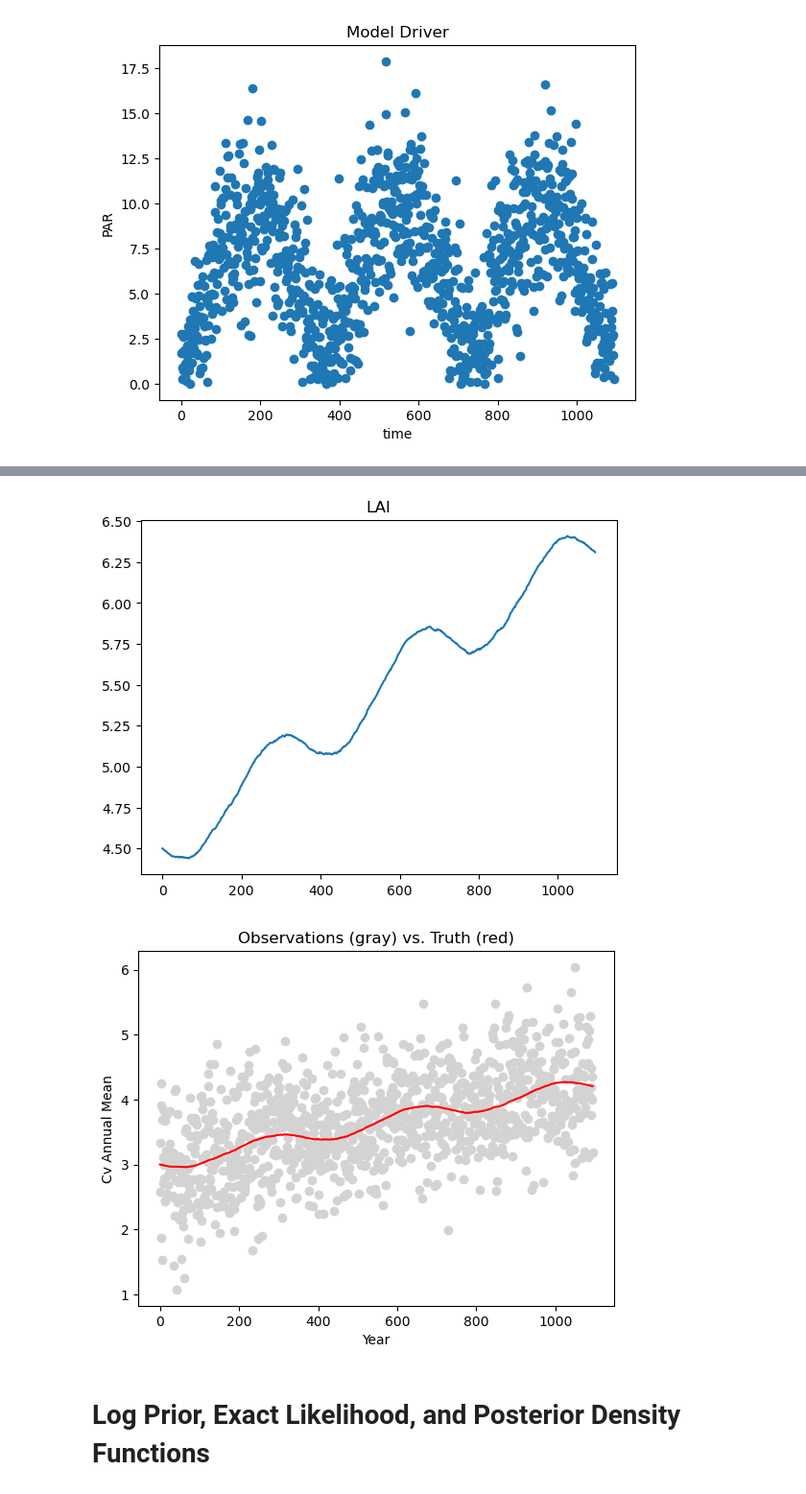
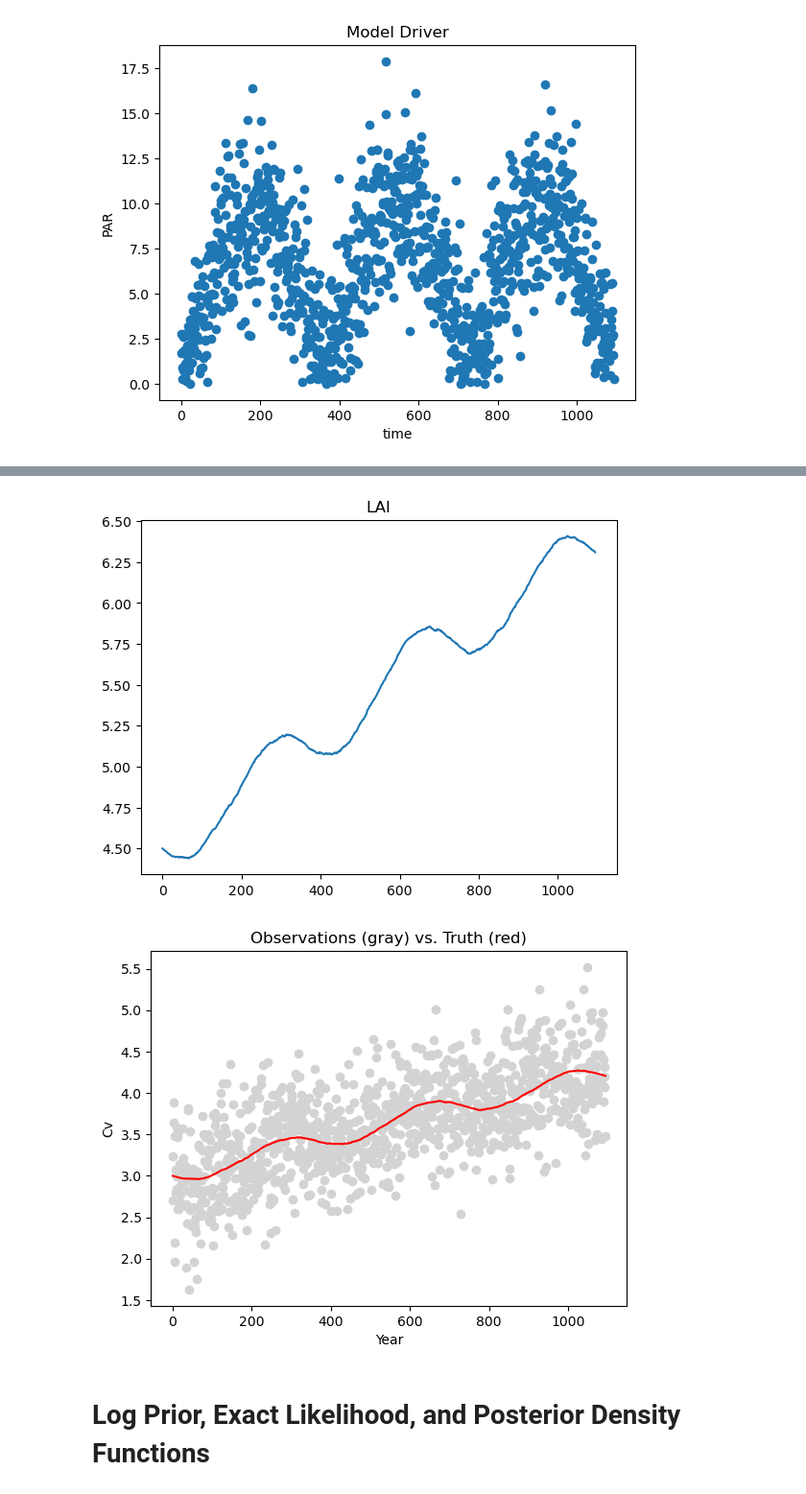
Before and after one commit to arob5/gp-calibration, a Jupyter notebook: scripts/python/vsem_calibration_test.ipynb, the cells around one changed output, grey strips where cells are left out. Shown at 96% size. Cells and saved outputs as stored; diff of their text form; code cells hidden in the pictures.

```diff
--- a/scripts/python/vsem_calibration_test.ipynb
+++ b/scripts/python/vsem_calibration_test.ipynb
@@ -24,7 +24,7 @@ n_year = 3
 n_time_step = 365*n_year
 
 # Parameters to calibrate.
-par_cal_names = ["KEXT", "Cr"]
+par_cal_names = ["KEXT", "LUE"]
 # %% [markdown]
 ## Latex macros
 
@@ -150,47 +153,48 @@ output_names = get_vsem_output_names()
 veg_idx = output_names.index("Cv")
 
 # Forward model.
-fwd = get_vsem_fwd_model(model_driver, par_cal_idx, par_default, simplify=False)
+fwd = get_vsem_fwd_model(model_driver, dim_par, par_cal_idx, par_default, simplify=False)
 
-def obs_op(fwd):
+def obs_op(pred_fwd):
     # The output variable is assumed to be stored in the last dimension. This
     # accounts for the case where `fwd` is of dimension (N_time_step, N_output)
     # (as in a single model run) or (N_run, N_time_step, N_output) (as in the
     # case of output from multiple runs).
-    return np.take(fwd, veg_idx, axis=-1)
+    return np.take(pred_fwd, veg_idx, axis=-1)
 
 def param_to_obs_op(par):
     return obs_op(fwd(par))
 # %%
 # Generate ground truth data and observed data.
-signal_to_noise_ratio = 10
-par_true = par_default
-fwd_true = fwd(par_true)
+signal_to_noise_ratio = 20
+par_true = par_default.copy()
+par_cal_true = par_true[par_cal_idx]
+fwd_true = fwd(par_cal_true)
 y_true = obs_op(fwd_true)
 sig_eps =  np.mean(y_true) / signal_to_noise_ratio
 eps = sp.stats.norm(loc=0, scale=np.sqrt(sig_eps))
-y = y_true + eps.rvs(size=y_true.shape, random_state=rng)
+y_obs = y_true + eps.rvs(size=y_true.shape, random_state=rng)
 # %%
 # Model Projections.
 for j in range(fwd_true.shape[2]):
     plt.plot(time_steps, fwd_true[0,:,j])
     plt.title(output_names[j])
     plt.show()
 
 # Observations.
-plt.plot(time_steps, y.T, marker="o", linestyle="", color="lightgray")
+plt.plot(time_steps, y_obs.T, marker="o", linestyle="", color="lightgray")
 plt.plot(time_steps, y_true.T, color="red")
 plt.title("Observations (gray) vs. Truth (red)")
 plt.xlabel("Year")
-plt.ylabel("Cv Annual Mean")
+plt.ylabel("Cv")
 plt.show()
 # %% [output]
 [figure]
 [figure]
 [figure]
 [figure]
 [figure]
-[figure, old version]
+[figure, new version]
 # %% [markdown]
 # Log Prior, Exact Likelihood, and Posterior Density Functions
 # %%
```
Also changed, not shown: parts of 14 cells of this notebook, 6 other files.
